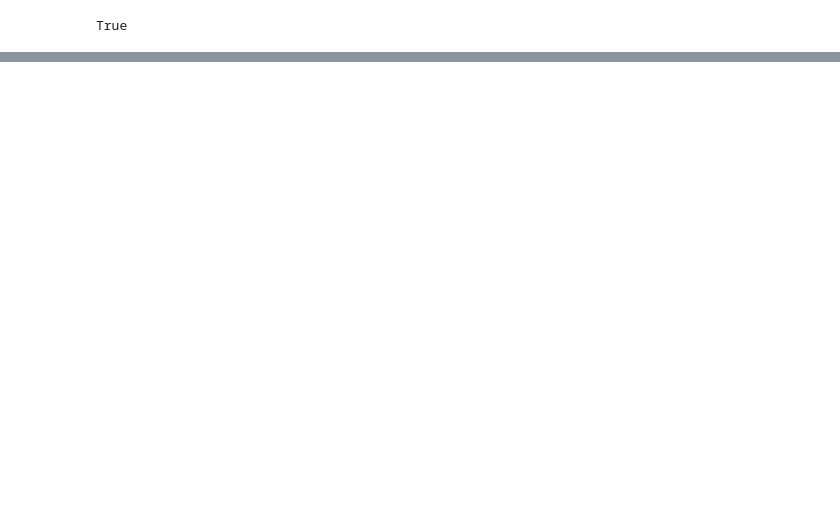
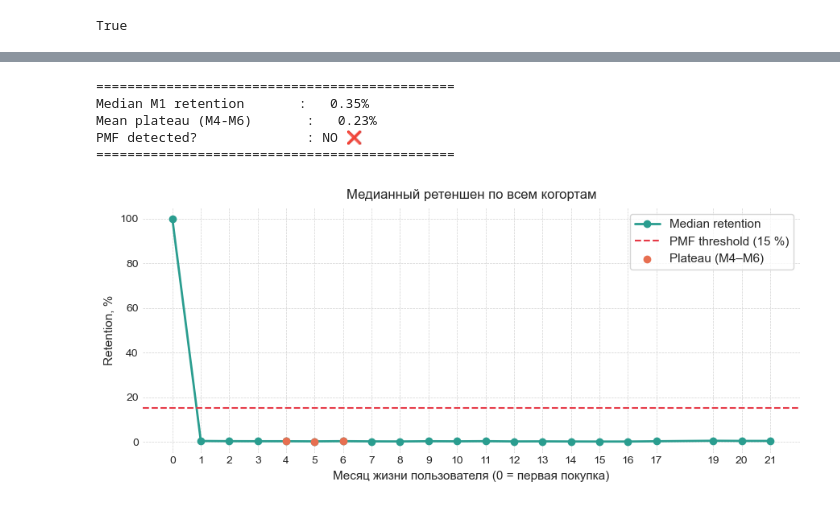
Before and after one commit to Alekseyzool/E-commerce_OLIST, a Jupyter notebook: E-commerce OLIST analysis.ipynb, the cells around one changed output, grey strips where cells are left out. Cells and saved outputs as stored; diff of their text form; code cells hidden in the pictures; blank space fills up the shorter version.

Commit message:
update: new notebooks, ER diagram and README

```diff
--- a/E-commerce OLIST analysis.ipynb
+++ b/E-commerce OLIST analysis.ipynb
@@ -401,0 +784,3 @@ select(sql)
+# %%
+#Вычисляем коэффициенты удержания, деля на размер когорты
+retention_matrix = cohort_pivot.divide(cohort_size, axis=0)
@@ -401,0 +809,5 @@ select(sql)
+# %%
+ACCENT       = "#2a9d8f"   # Основной цвет (зелёный)
+GRID_COLOR   = "lightgray" # цвет вспомогательной сетки
+HIGHLIGHT    = "#e76f51"   # точечная подсветка (плато)
+THRESHOLD_C  = "#e63946"   # красный порог PMF
@@ -401,0 +912,45 @@ select(sql)
+# %%
+PLATEAU_MONTHS  = [4, 5, 6]   # плато смотрим на 4-6-м месяцах
+PMF_THRESHOLD   = 0.15        # 15 % — условный порог «есть PMF»
+
+
+m1_median       = median_by_m[1]                             # возврат в 1-й месяц
+plateau_median  = median_by_m[PLATEAU_MONTHS].mean()         # среднее «плато»
+pmf_exists      = plateau_median >= PMF_THRESHOLD            # True / False
+
+print("==============================================")
+print(f"Median M1 retention       : {m1_median   :>7.2%}")
+print(f"Mean plateau (M4-M6)       : {plateau_median:>7.2%}")
+print(f"PMF detected?              : {'YES ✅' if pmf_exists else 'NO ❌'}")
+print("==============================================\n")
+# %% [output]
+==============================================
+Median M1 retention       :   0.35%
+Mean plateau (M4-M6)       :   0.23%
+PMF detected?              : NO ❌
+==============================================
+# %%
+plt.figure(figsize=(9, 4))
+ax = plt.gca()
+
+ax.plot(median_by_m.index.astype(int), median_by_m.values * 100,
+        marker='o', linewidth=2, color=ACCENT, label='Median retention')
+ax.axhline(PMF_THRESHOLD * 100, ls='--', lw=1.5, color=THRESHOLD_C,
+           label='PMF threshold (15 %)')
+ax.scatter(list(PLATEAU_MONTHS),                      # список → чтобы не было IndexingError
+           median_by_m.loc[list(PLATEAU_MONTHS)] * 100,
+           color=HIGHLIGHT, zorder=3, label='Plateau (M4–M6)')
+
+ax.set_title("Медианный ретеншен по всем когортам", pad=8, fontsize=12)
+ax.set_xlabel("Месяц жизни пользователя (0 = первая покупка)")
+ax.set_ylabel("Retention, %")
+ax.set_xticks(median_by_m.index.astype(int))
+ax.grid(True)
+for spine in ax.spines.values():
+    spine.set_visible(False)
+ax.tick_params(axis='both', length=0)
+ax.legend()
+plt.tight_layout()
+plt.show()
+# %% [output]
+[figure, added]
```
Also changed, not shown: parts of 145 cells of this notebook, 5 other files.
